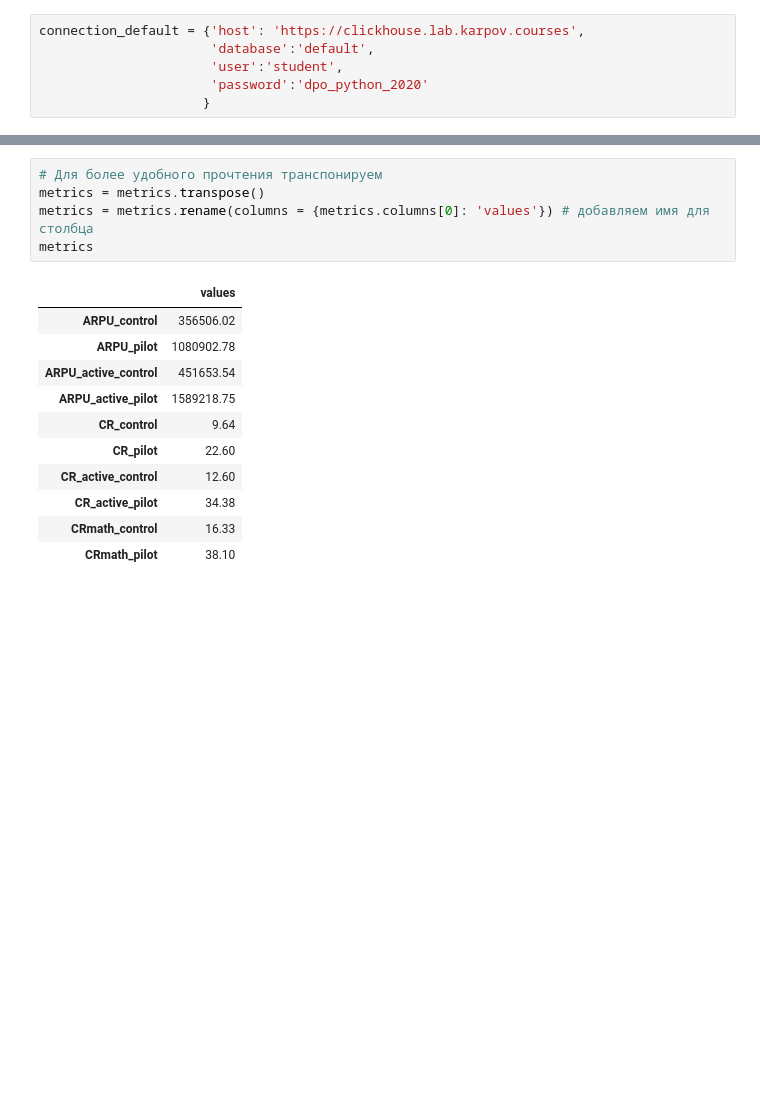
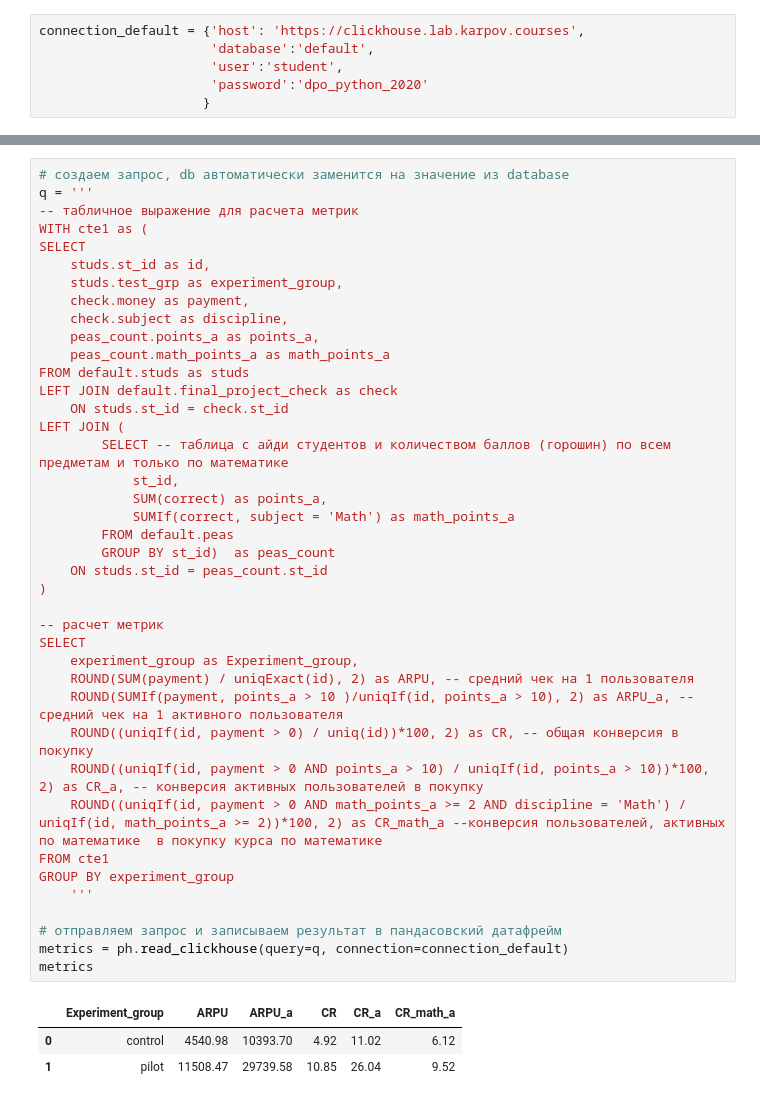
Before and after one commit to artemspb2/metrics_calculation_CR_ARPU, a Jupyter notebook: SQLtask.ipynb, the cells around one changed output, grey strips where cells are left out. Cells and saved outputs as stored; diff of their text form; blank space fills up the shorter version.

Commit message:
corrections

```diff
--- a/SQLtask.ipynb
+++ b/SQLtask.ipynb
@@ -250,17 +81,44 @@ metrics
-# %%
-# Для более удобного прочтения транспонируем
-metrics = metrics.transpose()
-metrics = metrics.rename(columns = {metrics.columns[0]: 'values'}) # добавляем имя для столбца
-metrics
-# %% [output]
-|  | values |
-| ARPU_control | 356506.02 |
-| ARPU_pilot | 1080902.78 |
-| ARPU_active_control | 451653.54 |
-| ARPU_active_pilot | 1589218.75 |
-| CR_control | 9.64 |
-| CR_pilot | 22.60 |
-| CR_active_control | 12.60 |
-| CR_active_pilot | 34.38 |
-| CRmath_control | 16.33 |
-| CRmath_pilot | 38.10 |
+# %%
+# создаем запрос, db автоматически заменится на значение из database
+q = '''
+-- табличное выражение для расчета метрик
+WITH cte1 as (
+SELECT
+    studs.st_id as id,
+    studs.test_grp as experiment_group,
+    check.money as payment,
+    check.subject as discipline,
+    peas_count.points_a as points_a,
+    peas_count.math_points_a as math_points_a
+FROM default.studs as studs
+LEFT JOIN default.final_project_check as check
+    ON studs.st_id = check.st_id
+LEFT JOIN (
+        SELECT -- таблица с айди студентов и количеством баллов (горошин) по всем предметам и только по математике
+            st_id,
+            SUM(correct) as points_a,
+            SUMIf(correct, subject = 'Math') as math_points_a
+        FROM default.peas
+        GROUP BY st_id)  as peas_count
+    ON studs.st_id = peas_count.st_id
+)
+
+-- расчет метрик
+SELECT
+    experiment_group as Experiment_group,
+    ROUND(SUM(payment) / uniqExact(id), 2) as ARPU, -- средний чек на 1 пользователя
+    ROUND(SUMIf(payment, points_a > 10 )/uniqIf(id, points_a > 10), 2) as ARPU_a, -- средний чек на 1 активного пользователя
+    ROUND((uniqIf(id, payment > 0) / uniq(id))*100, 2) as CR, -- общая конверсия в покупку
+    ROUND((uniqIf(id, payment > 0 AND points_a > 10) / uniqIf(id, points_a > 10))*100, 2) as CR_a, -- конверсия активных пользователей в покупку
+    ROUND((uniqIf(id, payment > 0 AND math_points_a >= 2 AND discipline = 'Math') / uniqIf(id, math_points_a >= 2))*100, 2) as CR_math_a --конверсия пользователей, активных по математике  в покупку курса по математике
+FROM cte1
+GROUP BY experiment_group
+    '''
+
+# отправляем запрос и записываем результат в пандасовский датафрейм
+metrics = ph.read_clickhouse(query=q, connection=connection_default)
+metrics
+# %% [output]
+|  | Experiment_group | ARPU | ARPU_a | CR | CR_a | CR_math_a |
+| 0 | control | 4540.98 | 10393.70 | 4.92 | 11.02 | 6.12 |
+| 1 | pilot | 11508.47 | 29739.58 | 10.85 | 26.04 | 9.52 |
```
Also changed, not shown: parts of 3 cells of this notebook, 2 other files.
